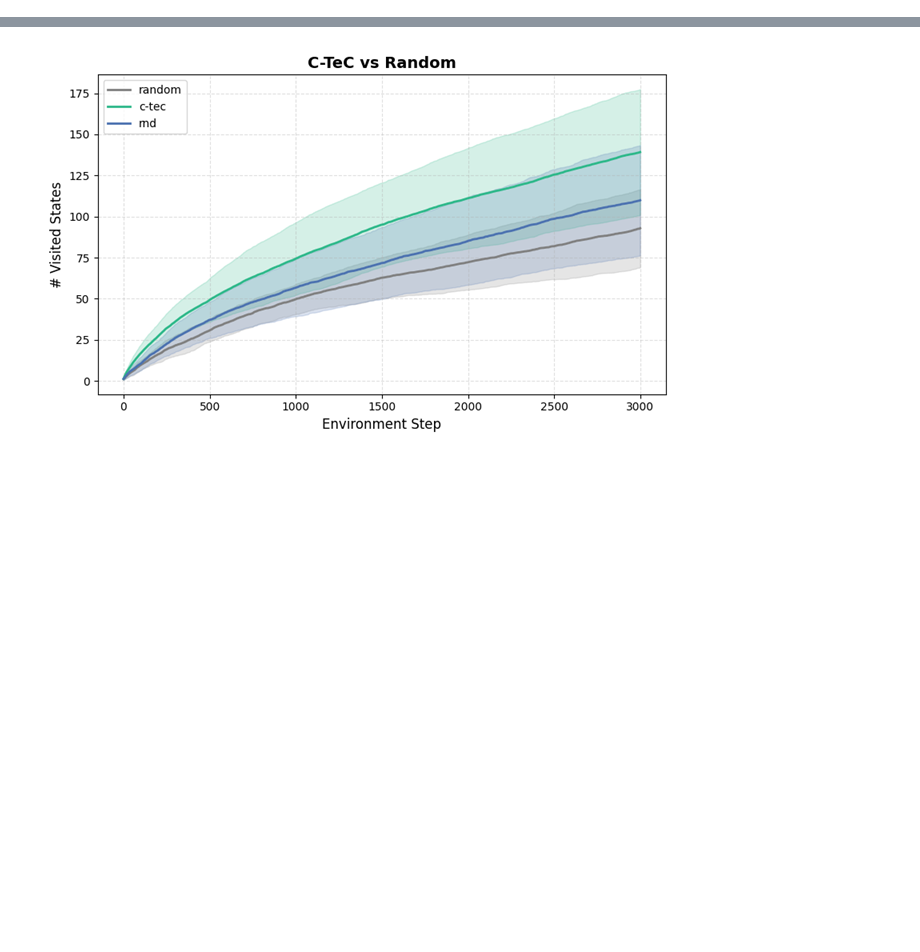
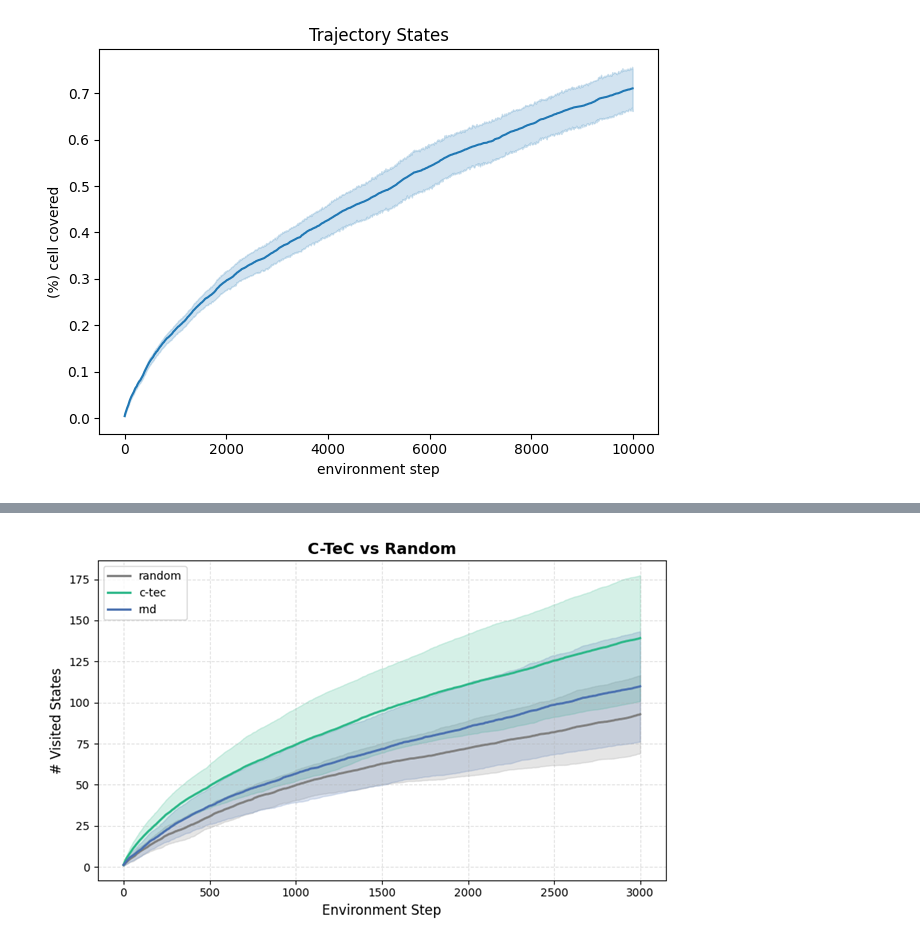
Before and after one commit to LSNoor/C-TeC, a Jupyter notebook: demo.ipynb, the cells around one changed output, grey strips where cells are left out. Cells and saved outputs as stored; diff of their text form; code cells hidden in the pictures; blank space fills up the shorter version.

```diff
--- a/demo.ipynb
+++ b/demo.ipynb
@@ -5,10 +16,9 @@ import torch
 
 from c_tec.config import get_config
 # %%
-from c_tec.main import run_training, get_policy, make_env
+from c_tec.main import make_env
 
 STATE_DIM = 6
 ACTION_DIM = 7
 seed = 42
-
-env = make_env(seed=seed, max_steps=3000)
+MAX_STEPS = 3000
@@ -15,9 +83,19 @@ env = make_env(seed=seed, max_steps=3000)
 # %%
-from c_tec.main import run_training, get_policy, make_env, run_evaluation
-
+from c_tec.main import run_training, get_policy, run_evaluation
+from c_tec.utils.visualization import plot_coverage_over_time
 
 device = torch.device("cuda" if torch.cuda.is_available() else "cpu")
 
+env = make_env(seed=seed, max_steps=MAX_STEPS)
+num_episodes = 50
+
 random_policy = get_policy(state_dim=STATE_DIM, action_dim=ACTION_DIM, method="random", device=device)
 
-trajectory_buffer = run_evaluation(method="random", policy=random_policy, env=env, seed=seed, save=False)
+evaluation_env = make_env(seed=seed, max_steps=10000)
+
+random_evaluation_logger, random_evaluation_stats = run_evaluation(method="random", policy=random_policy, num_episodes=num_episodes, env=evaluation_env, seed=seed, save=False)
+
+random_trajectory_buffer = random_evaluation_stats["trajectory_buffer"]
+
+plot_coverage_over_time(trajectory_buffer=random_trajectory_buffer, save_path=None)
+# %% [output]
@@ -23,0 +106 @@ trajectory_buffer = run_evaluation(method="random", policy=random_policy, env=en
+[figure, added]
```
Also changed, not shown: parts of 33 cells of this notebook, 11 other files.
